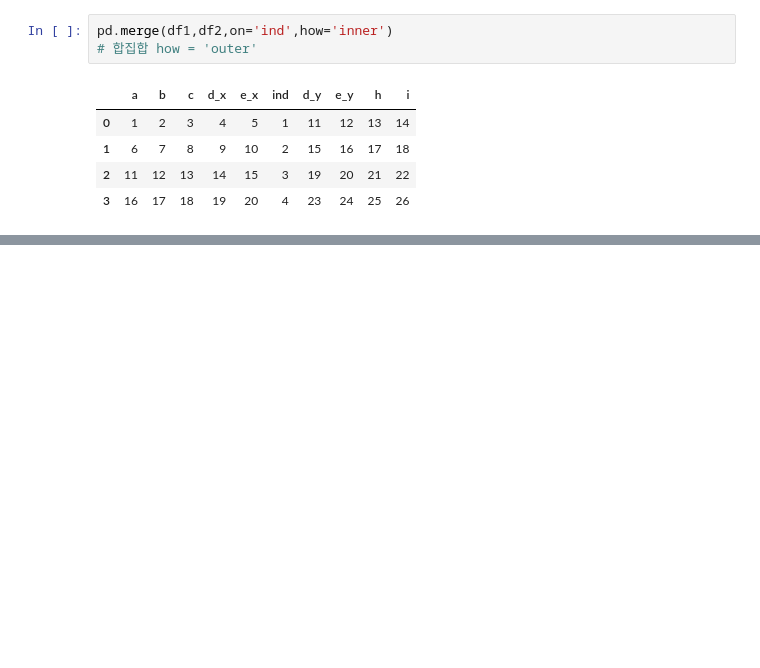
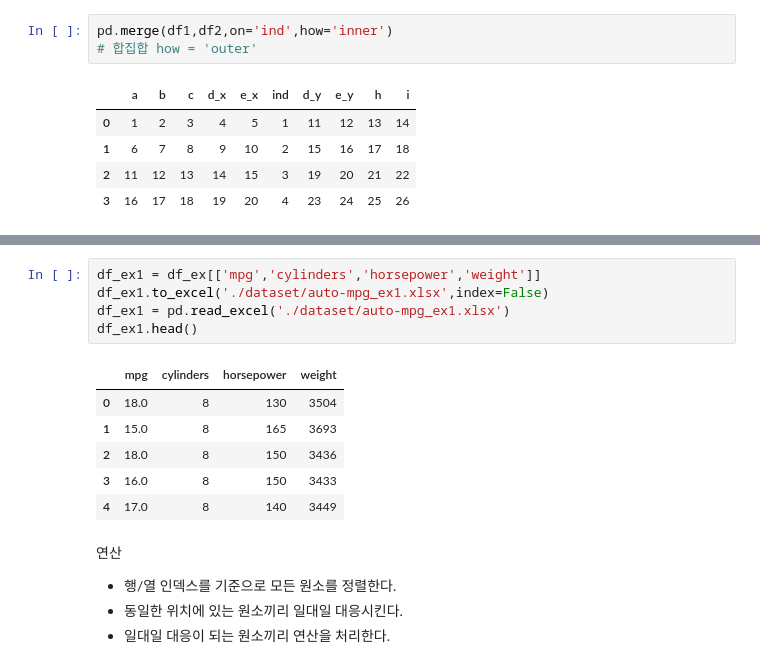
Before and after one commit to fish-ho/cakd5, a Jupyter notebook: m2_분석라이브러리활용/Pandas/Pandas_데이터처리.ipynb, the cells around one changed output, grey strips where cells are left out. Cells and saved outputs as stored; diff of their text form; blank space fills up the shorter version.

```diff
--- a/m2_분석라이브러리활용/Pandas/Pandas_데이터처리.ipynb
+++ b/m2_분석라이브러리활용/Pandas/Pandas_데이터처리.ipynb
@@ -621,0 +715,17 @@ pd.merge(df1,df2,on='ind',how='inner')
+# %%
+df_ex1 = df_ex[['mpg','cylinders','horsepower','weight']]
+df_ex1.to_excel('./dataset/auto-mpg_ex1.xlsx',index=False)
+df_ex1 = pd.read_excel('./dataset/auto-mpg_ex1.xlsx')
+df_ex1.head()
+# %% [output]
+|  | mpg | cylinders | horsepower | weight |
+| 0 | 18.0 | 8 | 130 | 3504 |
+| 1 | 15.0 | 8 | 165 | 3693 |
+| 2 | 18.0 | 8 | 150 | 3436 |
+| 3 | 16.0 | 8 | 150 | 3433 |
+| 4 | 17.0 | 8 | 140 | 3449 |
+# %% [markdown]
+연산
+- 행/열 인덱스를 기준으로 모든 원소를 정렬한다.
+- 동일한 위치에 있는 원소끼리 일대일 대응시킨다.
+- 일대일 대응이 되는 원소끼리 연산을 처리한다.
```
Also changed, not shown: parts of 24 cells of this notebook, 2 other files.
